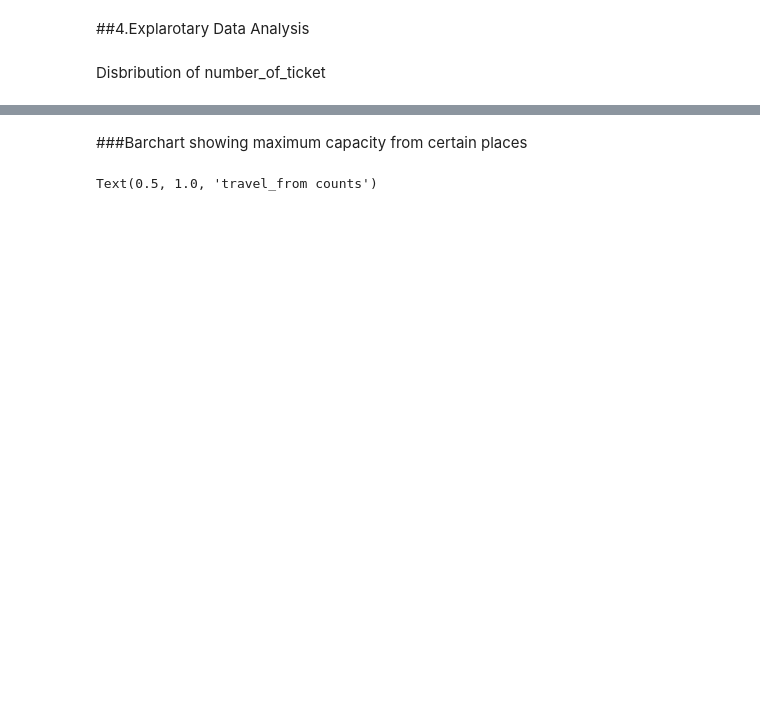
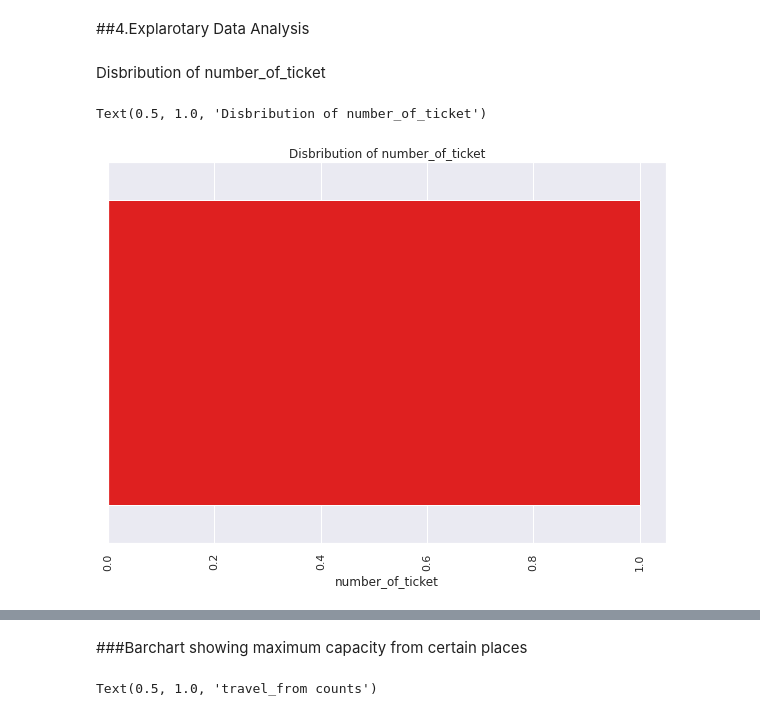
Before and after one commit to deepa-tyagi/transport-demand-Prediction, a Jupyter notebook: Copy_of_Demand_Prediction_for_Public_Transport_Capstone_Project.ipynb, the cells around one changed output, grey strips where cells are left out. Saved outputs shown, nothing was run; the diff lists cells and outputs as text; code cells hidden in the pictures; blank space fills up the shorter version.

```diff
--- a/Copy_of_Demand_Prediction_for_Public_Transport_Capstone_Project.ipynb
+++ b/Copy_of_Demand_Prediction_for_Public_Transport_Capstone_Project.ipynb
@@ -250,3 +234,10 @@ tmp_no_tickect_dppt.head()
 | 2 | 5710 | 1 |
 | 3 | 5777 | 1 |
 | 4 | 5778 | 1 |
+# %%
+# droping the duplicate value rows with the repeating ride_id
+dppt.drop_duplicates('ride_id', inplace = True)
+
+# Dropping the columns which are not relevant to our target variable
+dppt.drop(['seat_number','payment_method','payment_receipt', 'travel_to'], inplace= True, axis = 1)
+dppt.shape
@@ -252,0 +246,8 @@ tmp_no_tickect_dppt.head()
+# %%
+# Merging the calculated target variable column to the dataset based on the ride_id
+dppt = dppt.merge(tmp_no_tickect_dppt, how= 'left', on='ride_id')
+# %%
+# Combaining the date column and time column to get the complete timestamp
+dppt['travel_date_and_time'] = dppt['travel_date'] + " " + dppt['travel_time']
+dppt['travel_date_and_time'] = pd.to_datetime(dppt['travel_date_and_time'])
+dppt.drop(['travel_date', 'travel_time'], inplace= True, axis= 1)
@@ -254,3 +264,16 @@ tmp_no_tickect_dppt.head()
 ##4.Explarotary Data Analysis
 # %% [markdown]
 Disbribution of number_of_ticket
+# %%
+# Plotting the target variable 'number_of_ticket'
+fig = plt.figure(figsize=(10,7))
+ax = fig.gca()
+sns.barplot(x='number_of_ticket', data=dppt, color='red')
+sns.set_theme(style='darkgrid')
+plt.xticks(rotation=90)
+# ax.set_xlabel('travel_from')
+# ax.set_ylabel('Frequency')
+ax.set_title('Disbribution of number_of_ticket')
+# %% [output]
+Text(0.5, 1.0, 'Disbribution of number_of_ticket')
+[figure, added]
```
Also changed, not shown: parts of 43 cells of this notebook.
